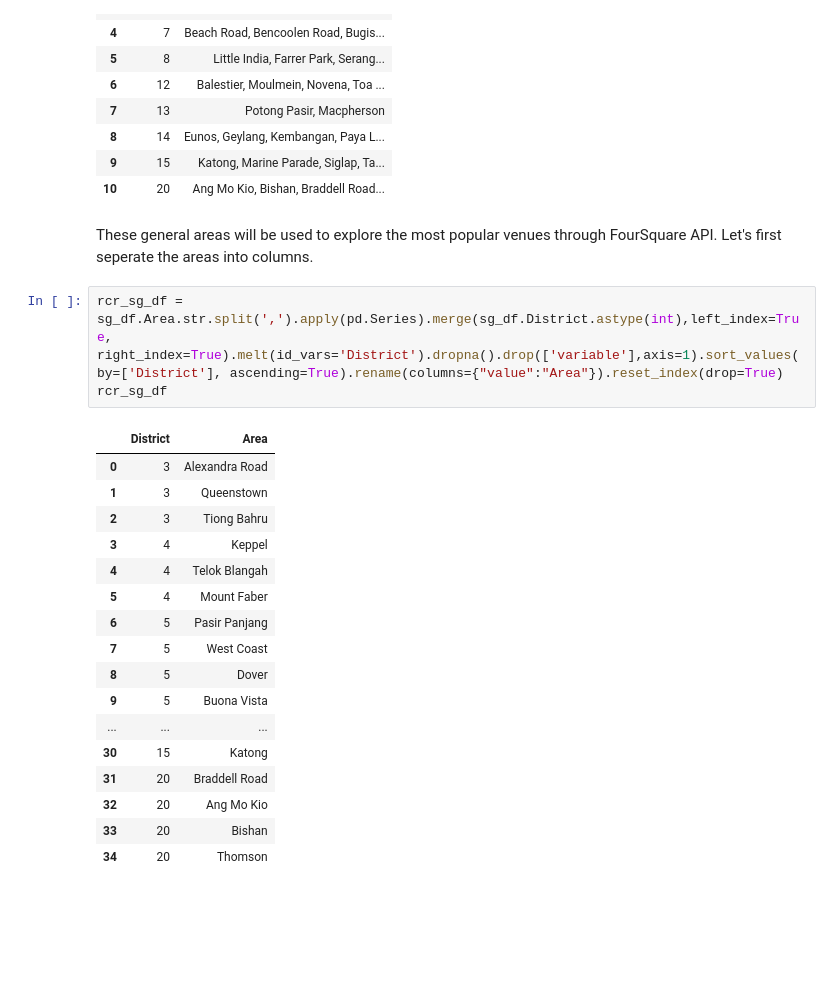
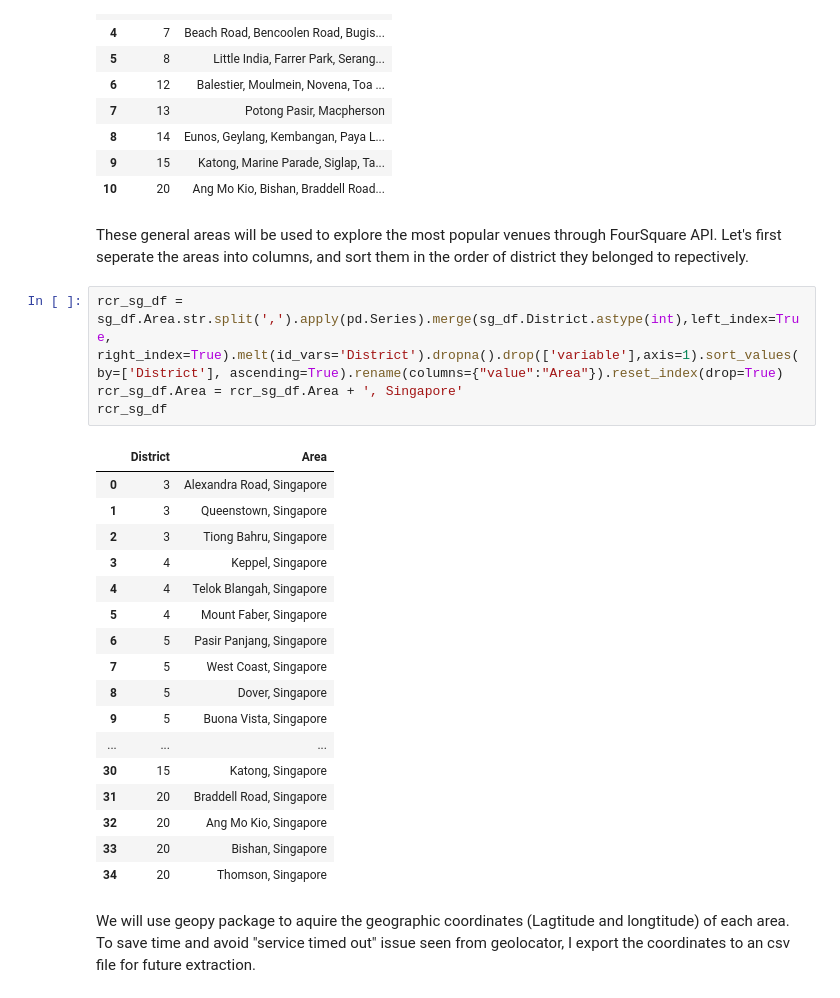
Before and after one commit to tianliangwanan/Coursera_Capstone, a Jupyter notebook: Battle of Neighborhood in Singapore.ipynb, the cells around one changed output. Saved outputs shown, nothing was run; the diff lists cells and outputs as text; blank space fills up the shorter version.

```diff
--- a/Battle of Neighborhood in Singapore.ipynb
+++ b/Battle of Neighborhood in Singapore.ipynb
@@ -54,25 +54,28 @@ sg_df
 | 9 | 15 | Katong, Marine Parade, Siglap, Ta... |
 | 10 | 20 | Ang Mo Kio, Bishan, Braddell Road... |
 # %% [markdown]
-These general areas will be used to explore the most popular venues through FourSquare API. Let's first seperate the areas into columns.
+These general areas will be used to explore the most popular venues through FourSquare API. Let's first seperate the areas into columns, and sort them in the order of district they belonged to repectively.
 # %%
 rcr_sg_df = sg_df.Area.str.split(',').apply(pd.Series).merge(sg_df.District.astype(int),left_index=True, right_index=True).melt(id_vars='District').dropna().drop(['variable'],axis=1).sort_values(by=['District'], ascending=True).rename(columns={"value":"Area"}).reset_index(drop=True)
+rcr_sg_df.Area = rcr_sg_df.Area + ', Singapore'
 rcr_sg_df
 # %% [output]
 |  | District | Area |
-| 0 | 3 | Alexandra Road |
-| 1 | 3 | Queenstown |
-| 2 | 3 | Tiong Bahru |
-| 3 | 4 | Keppel |
-| 4 | 4 | Telok Blangah |
-| 5 | 4 | Mount Faber |
-| 6 | 5 | Pasir Panjang |
-| 7 | 5 | West Coast |
-| 8 | 5 | Dover |
-| 9 | 5 | Buona Vista |
+| 0 | 3 | Alexandra Road, Singapore |
+| 1 | 3 | Queenstown, Singapore |
+| 2 | 3 | Tiong Bahru, Singapore |
+| 3 | 4 | Keppel, Singapore |
+| 4 | 4 | Telok Blangah, Singapore |
+| 5 | 4 | Mount Faber, Singapore |
+| 6 | 5 | Pasir Panjang, Singapore |
+| 7 | 5 | West Coast, Singapore |
+| 8 | 5 | Dover, Singapore |
+| 9 | 5 | Buona Vista, Singapore |
 | ... | ... | ... |
-| 30 | 15 | Katong |
-| 31 | 20 | Braddell Road |
-| 32 | 20 | Ang Mo Kio |
-| 33 | 20 | Bishan |
-| 34 | 20 | Thomson |
+| 30 | 15 | Katong, Singapore |
+| 31 | 20 | Braddell Road, Singapore |
+| 32 | 20 | Ang Mo Kio, Singapore |
+| 33 | 20 | Bishan, Singapore |
+| 34 | 20 | Thomson, Singapore |
+# %% [markdown]
+We will use geopy package to aquire the geographic coordinates (Lagtitude and longtitude) of each area. To save time and avoid "service timed out" issue seen from geolocator, I export the coordinates to an csv file for future extraction.
```
Also changed, not shown: parts of 6 cells of this notebook, 1 other file.
